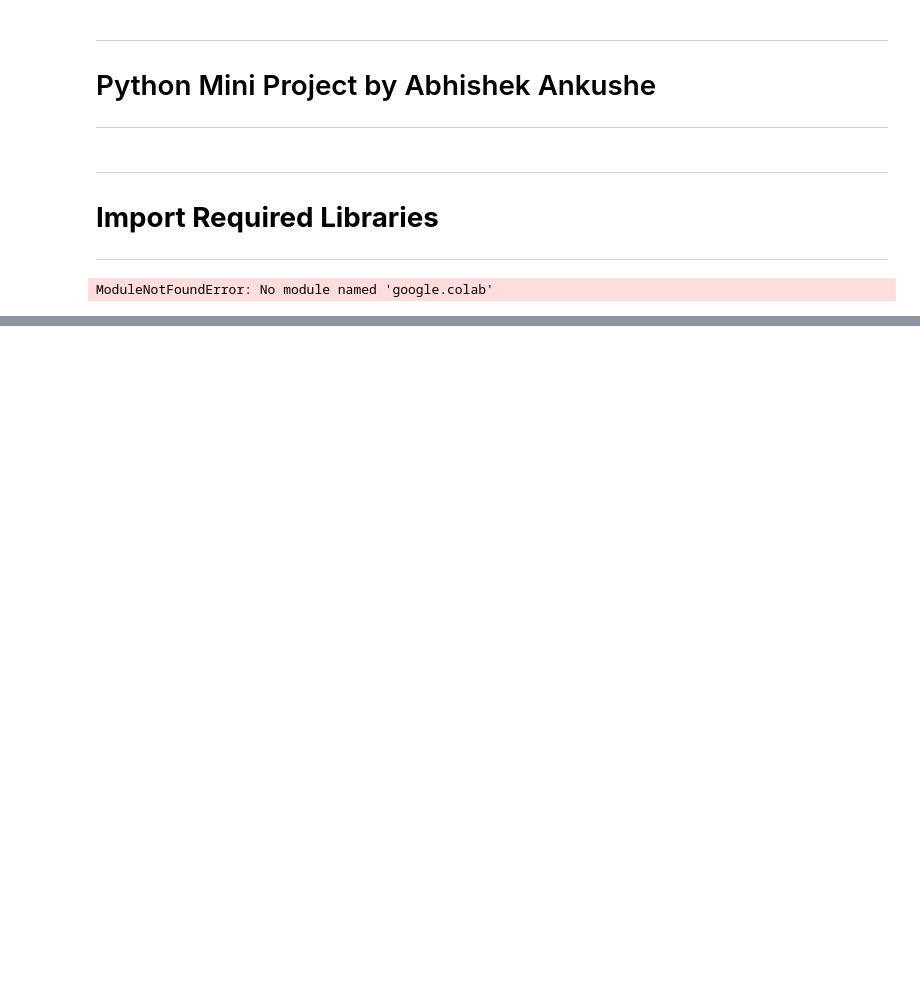
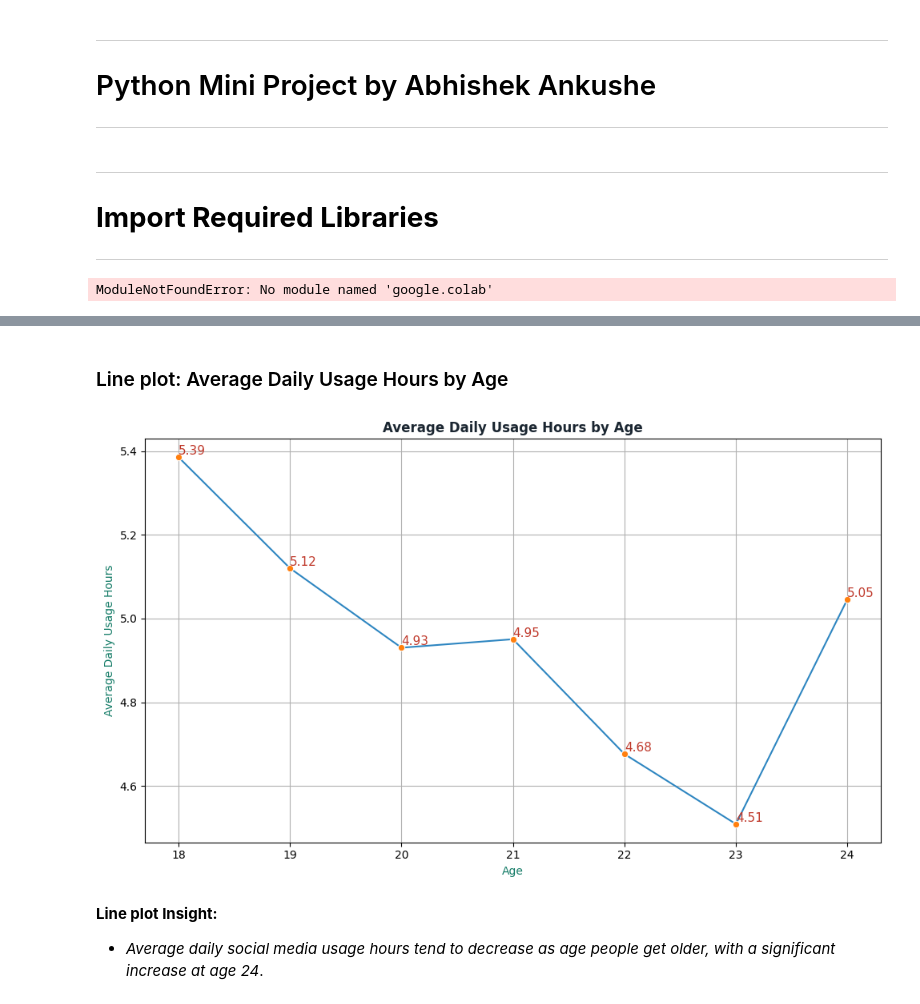
Before and after one commit to abhishekankushe/Python_Project_Social_Media_Combat, a Jupyter notebook: notebooks/Python_Project_Social_Media_Combat_By_Abhishek_Ankushe.ipynb, the cells around one changed output, grey strips where cells are left out. Cells and saved outputs as stored; diff of their text form; code cells hidden in the pictures; blank space fills up the shorter version.

```diff
--- a/notebooks/Python_Project_Social_Media_Combat_By_Abhishek_Ankushe.ipynb
+++ b/notebooks/Python_Project_Social_Media_Combat_By_Abhishek_Ankushe.ipynb
@@ -37,0 +557,29 @@ df.head()
+# %% [markdown]
+### Line plot: Average Daily Usage Hours by Age
+# %%
+data = df.groupby('Age')['Avg_Daily_Usage_Hours'].mean().reset_index()
+plt.figure(figsize = (10, 6))
+
+# creating a lineplot
+ax = sns.lineplot(
+    x = 'Age', y = 'Avg_Daily_Usage_Hours',
+    data = data, marker = 'o',
+    markerfacecolor = '#FF7F0E',
+    color = '#2E86C1'
+)
+plt.title('Average Daily Usage Hours by Age', color = '#1B2631', weight = 'bold')  # near-black title
+plt.ylabel('Average Daily Usage Hours', color = '#117A65')
+plt.xlabel('Age', color = '#117A65')
+plt.grid(True)
+
+# Add labels to the data points
+for x, y in df.groupby('Age')['Avg_Daily_Usage_Hours'].mean().reset_index().values:
+    plt.text(x, y, f'{y:.2f}', ha = 'left', va = 'bottom', color = '#C0392B', fontsize = 11)  # rich red labels
+
+plt.tight_layout()
+plt.show()
+# %% [output]
+[figure, added]
+# %% [markdown]
+**Line plot Insight:**
+- *Average daily social media usage hours tend to decrease as age people get older, with a significant increase at age 24*.
```
Also changed, not shown: parts of 53 cells of this notebook, 2 other files.
